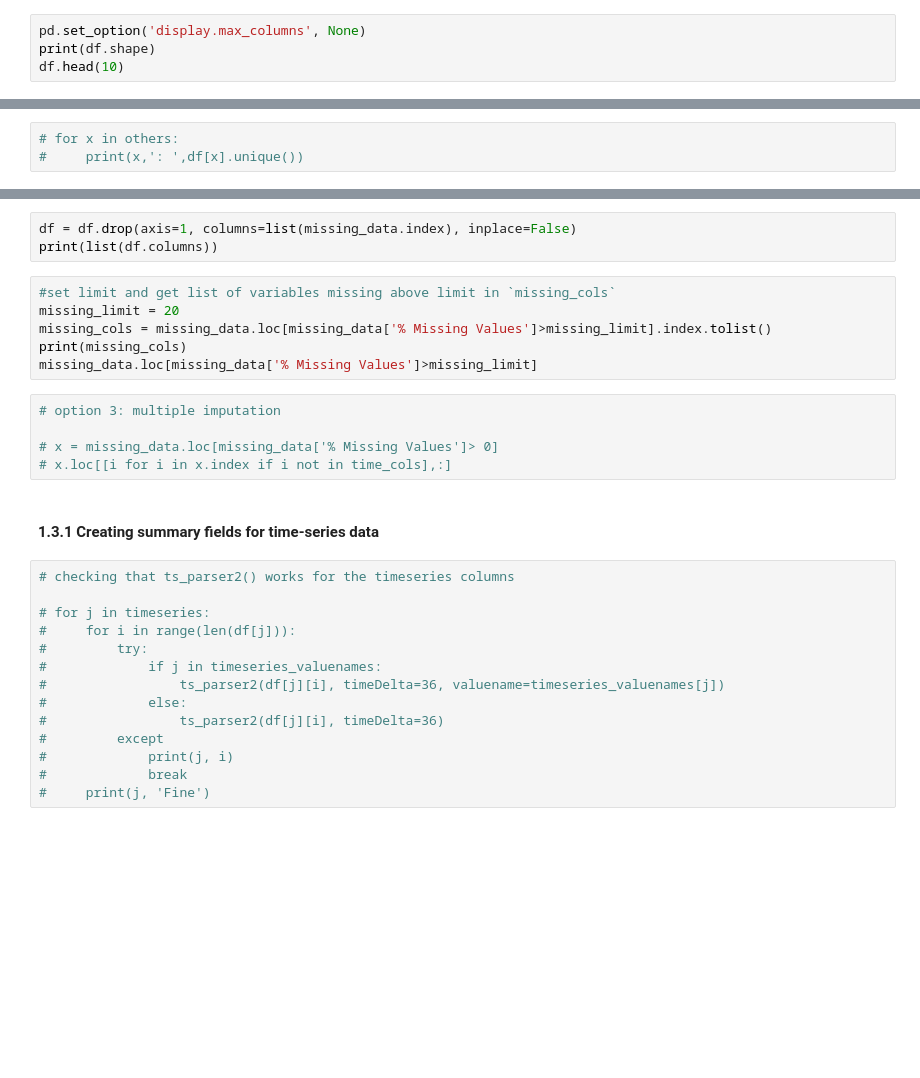
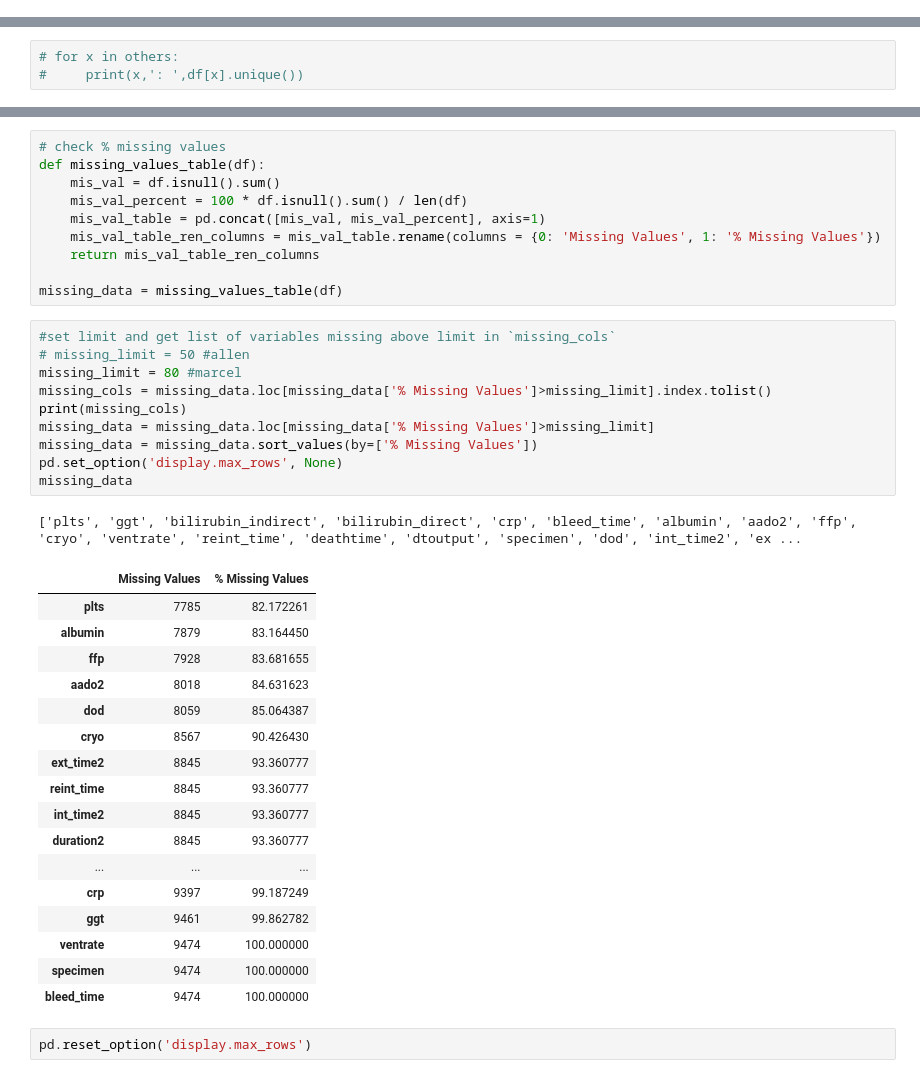
Before and after one commit to marcelchee/trident3, a Jupyter notebook: data_cleaning.ipynb, the cells around one changed output, grey strips where cells are left out. Cells and saved outputs as stored; diff of their text form; blank space fills up the shorter version.

```diff
--- a/data_cleaning.ipynb
+++ b/data_cleaning.ipynb
@@ -25,10 +25,6 @@ pd.set_option('display.max_columns', None)
 ### 1.1: Importing data
 # %%
 df = pd.read_csv('mimic_combined.csv')
-# %%
-pd.set_option('display.max_columns', None)
-print(df.shape)
-df.head(10)
 # %% [markdown]
 #### 1.1.1: Column lists
 # %%
@@ -421,30 +463,41 @@ pd.reset_option('display.max_rows')
-# %%
-df = df.drop(axis=1, columns=list(missing_data.index), inplace=False)
-print(list(df.columns))
-# %%
-#set limit and get list of variables missing above limit in `missing_cols`
-missing_limit = 20
-missing_cols = missing_data.loc[missing_data['% Missing Values']>missing_limit].index.tolist()
-print(missing_cols)
-missing_data.loc[missing_data['% Missing Values']>missing_limit]
-# %%
-# option 3: multiple imputation
-
-# x = missing_data.loc[missing_data['% Missing Values']> 0]
-# x.loc[[i for i in x.index if i not in time_cols],:]
-# %% [markdown]
-#### 1.3.1 Creating summary fields for time-series data
-# %%
-# checking that ts_parser2() works for the timeseries columns
-
-# for j in timeseries:
-#     for i in range(len(df[j])):
-#         try:
-#             if j in timeseries_valuenames:
-#                 ts_parser2(df[j][i], timeDelta=36, valuename=timeseries_valuenames[j])
-#             else:
-#                 ts_parser2(df[j][i], timeDelta=36)
-#         except
-#             print(j, i)
-#             break
-#     print(j, 'Fine')
+# %%
+# check % missing values
+def missing_values_table(df):
+    mis_val = df.isnull().sum()
+    mis_val_percent = 100 * df.isnull().sum() / len(df)
+    mis_val_table = pd.concat([mis_val, mis_val_percent], axis=1)
+    mis_val_table_ren_columns = mis_val_table.rename(columns = {0: 'Missing Values', 1: '% Missing Values'})
+    return mis_val_table_ren_columns
+
+missing_data = missing_values_table(df)
+# %%
+#set limit and get list of variables missing above limit in `missing_cols`
+# missing_limit = 50 #allen
+missing_limit = 80 #marcel
+missing_cols = missing_data.loc[missing_data['% Missing Values']>missing_limit].index.tolist()
+print(missing_cols)
+missing_data = missing_data.loc[missing_data['% Missing Values']>missing_limit]
+missing_data = missing_data.sort_values(by=['% Missing Values'])
+pd.set_option('display.max_rows', None)
+missing_data
+# %% [output]
+['plts', 'ggt', 'bilirubin_indirect', 'bilirubin_direct', 'crp', 'bleed_time', 'albumin', 'aado2', 'ffp', 'cryo', 'ventrate', 'reint_time', 'deathtime', 'dtoutput', 'specimen', 'dod', 'int_time2', 'ex ...
+|  | Missing Values | % Missing Values |
+| plts | 7785 | 82.172261 |
+| albumin | 7879 | 83.164450 |
+| ffp | 7928 | 83.681655 |
+| aado2 | 8018 | 84.631623 |
+| dod | 8059 | 85.064387 |
+| cryo | 8567 | 90.426430 |
+| ext_time2 | 8845 | 93.360777 |
+| reint_time | 8845 | 93.360777 |
+| int_time2 | 8845 | 93.360777 |
+| duration2 | 8845 | 93.360777 |
+| ... | ... | ... |
+| crp | 9397 | 99.187249 |
+| ggt | 9461 | 99.862782 |
+| ventrate | 9474 | 100.000000 |
+| specimen | 9474 | 100.000000 |
+| bleed_time | 9474 | 100.000000 |
+# %%
+pd.reset_option('display.max_rows')
```
Also changed, not shown: parts of 60 cells of this notebook, 1 other file.
